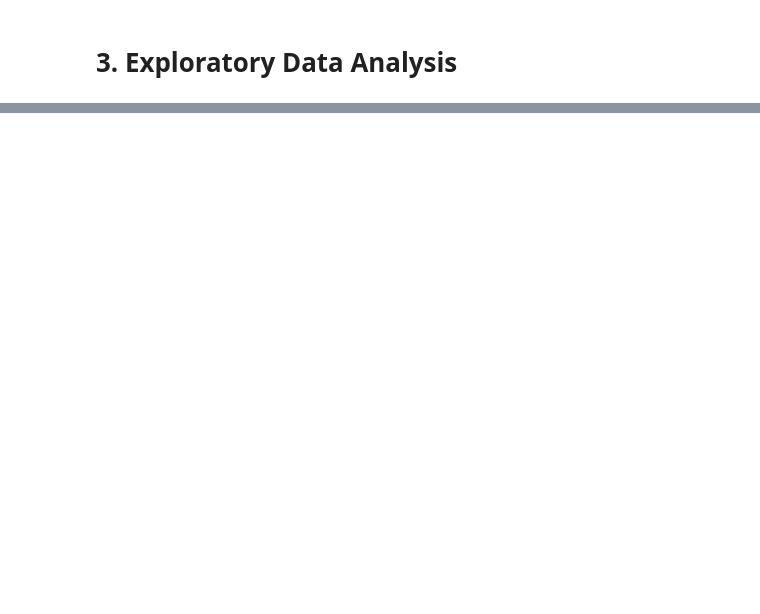
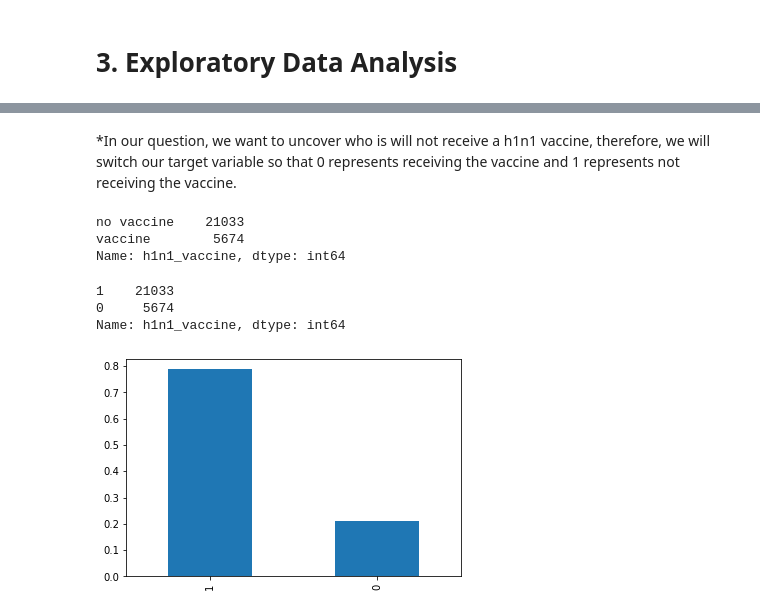
Before and after one commit to kmcneil901/H1N1-Vaccines, a Jupyter notebook: H1N1 Vaccine .ipynb, the cells around one changed output, grey strips where cells are left out. Cells and saved outputs as stored; diff of their text form; code cells hidden in the pictures; blank space fills up the shorter version.

```diff
--- a/H1N1 Vaccine .ipynb
+++ b/H1N1 Vaccine .ipynb
@@ -77,0 +61,2 @@ trainfeatures.head(10)
+# %%
+df = trainfeatures.merge(trainlabels,on='respondent_id',how='outer')
@@ -106,0 +107,24 @@ dtype: int64
+# %% [markdown]
+*In our question, we want to uncover who is will not receive a h1n1 vaccine, therefore, we will switch our target variable so that 0 represents receiving the vaccine and 1 represents not receiving the vaccine.
+# %%
+df.h1n1_vaccine = df.h1n1_vaccine.replace(0, "no vaccine")
+df.h1n1_vaccine = df.h1n1_vaccine.replace(1, "vaccine")
+# %%
+df.h1n1_vaccine.value_counts()
+# %% [output]
+no vaccine    21033
+vaccine        5674
+Name: h1n1_vaccine, dtype: int64
+# %%
+df.h1n1_vaccine = df.h1n1_vaccine.replace("no vaccine", 1)
+df.h1n1_vaccine = df.h1n1_vaccine.replace("vaccine", 0)
+# %%
+df.h1n1_vaccine.value_counts()
+# %% [output]
+1    21033
+0     5674
+Name: h1n1_vaccine, dtype: int64
+# %%
+df['h1n1_vaccine'].value_counts(normalize=True).plot(kind='bar');
+# %% [output]
+[figure, added]
```
Also changed, not shown: parts of 139 cells of this notebook, 1 other file.
